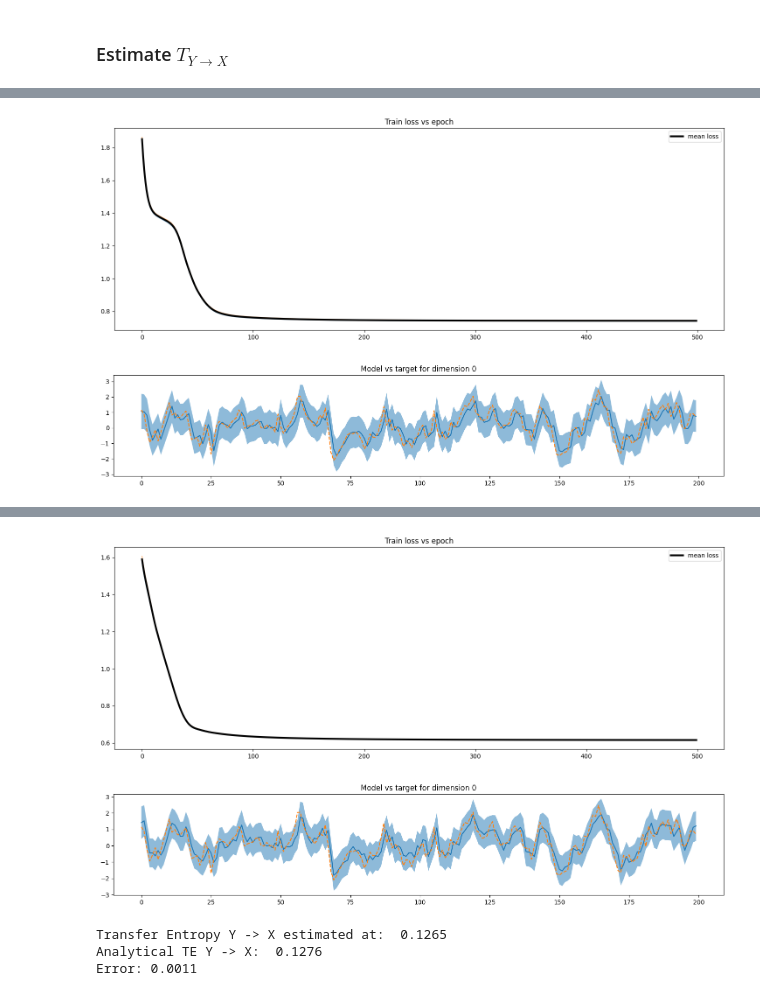
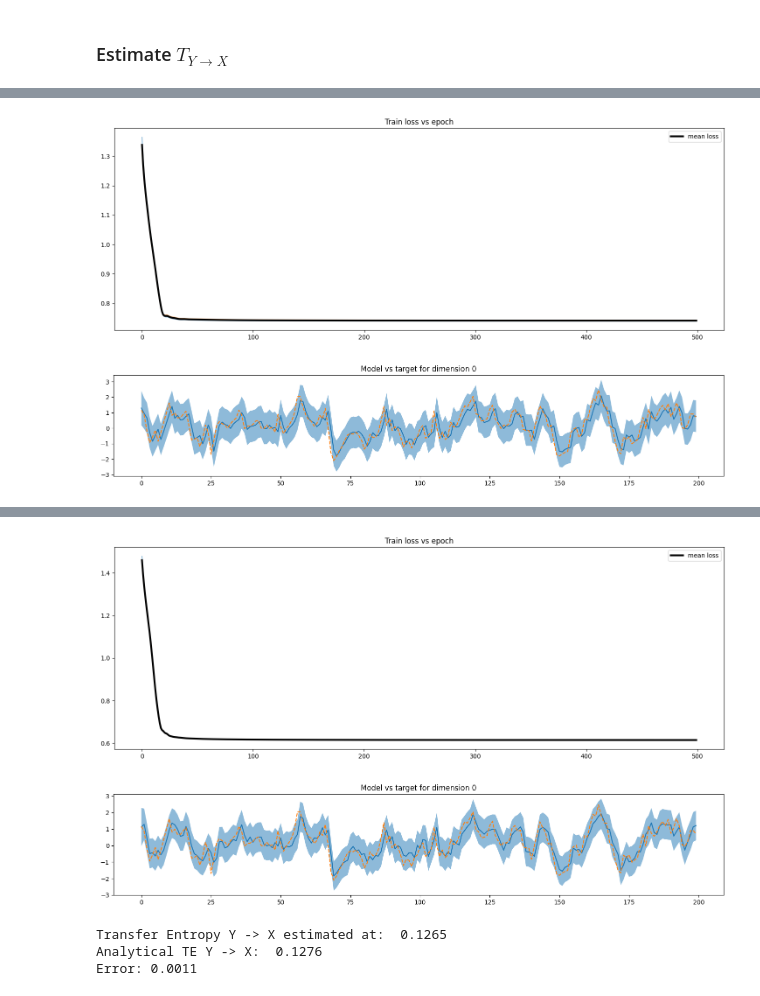
Before and after one commit to dkornai/AGM-TE, a Jupyter notebook: demo/test_sim_bivar.ipynb, the cells around one changed output, grey strips where cells are left out. Cells and saved outputs as stored; diff of their text form; code cells hidden in the pictures.

```diff
--- a/demo/test_sim_bivar.ipynb
+++ b/demo/test_sim_bivar.ipynb
@@ -64,12 +64,12 @@ Error: 0.0
 ### Estimate $T_{Y \to X}$
 # %%
 dataloader_1, dataloader_2 = bivar_data.get_TE_dataloaders(device=compute_device, var_from='Y', var_to='X', batch_size=25)
-model_1 = dynamicsmodel_from_loader(dataloader_1, rnn_type='GRU', model_type='gaussian', hidden_size=2, num_layers=1, device=compute_device)
+model_1 = dynamicsmodel_from_loader(dataloader_1, rnn_type='GRU', model_type='gaussian', hidden_size=6, num_layers=1, device=compute_device)
 
 model_1, loss_1 = train_RNNDynamicsModel(model_1, dataloader_1, epochs=500, learning_rate=0.01, plot=True)
 plot_RNNDynamicsModel_pred(model_1, dataloader_1[0][0][1,:,:], dataloader_1[0][1][1,:,:], 0, plot_start=0,plot_end=200, by_dim=True)
 
-model_2 = dynamicsmodel_from_loader(dataloader_2, rnn_type='GRU', model_type='gaussian', hidden_size=2, num_layers=1, device=compute_device)
+model_2 = dynamicsmodel_from_loader(dataloader_2, rnn_type='GRU', model_type='gaussian', hidden_size=6, num_layers=1, device=compute_device)
 
 model_2, loss_2 = train_RNNDynamicsModel(model_2, dataloader_2, epochs=500, learning_rate=0.01, plot=True)
 plot_RNNDynamicsModel_pred(model_2, dataloader_2[0][0][1,:,:], dataloader_2[0][1][1,:,:], 0, plot_start=0,plot_end=200, by_dim=True)
@@ -84,2 +84,2 @@ Epoch [500/500], Loss: 0.7419264316558838
-[figure, old version]
+[figure, new version]
 [figure]
@@ -87,4 +87,4 @@ Epoch [500/500], Loss: 0.6154090762138367
-[figure, old version]
+[figure, new version]
 [figure]
 Transfer Entropy Y -> X estimated at:  0.1265
 Analytical TE Y -> X:  0.1276
```
Also changed, not shown: parts of 2 cells of this notebook, 1 other file.
